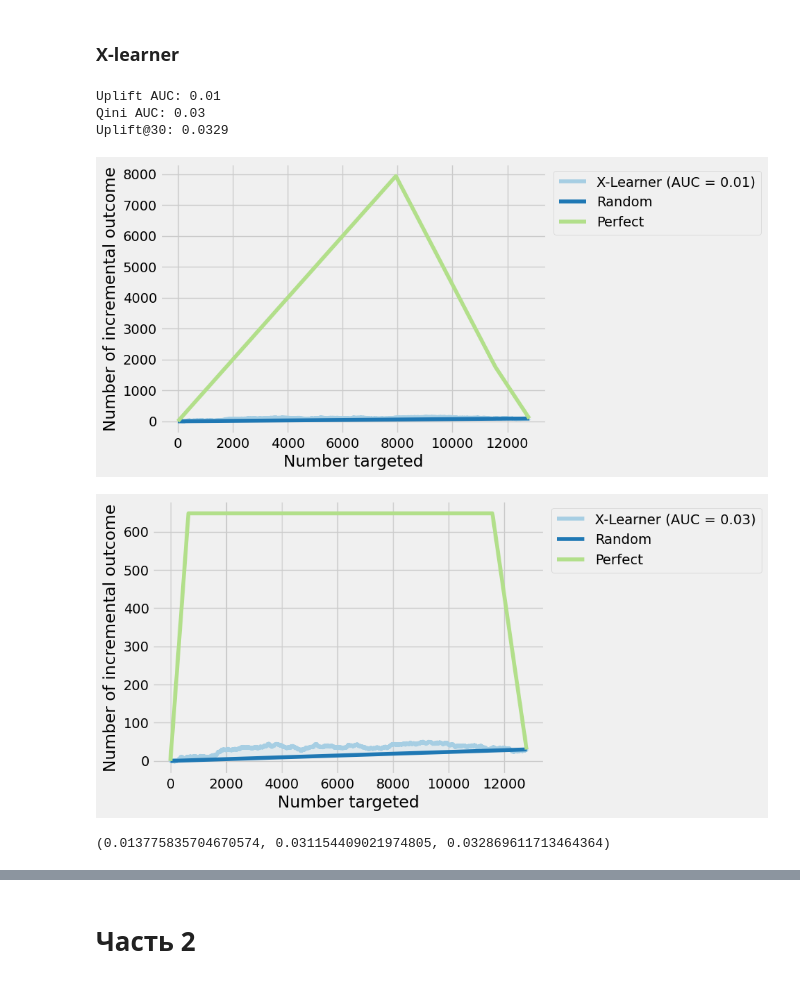
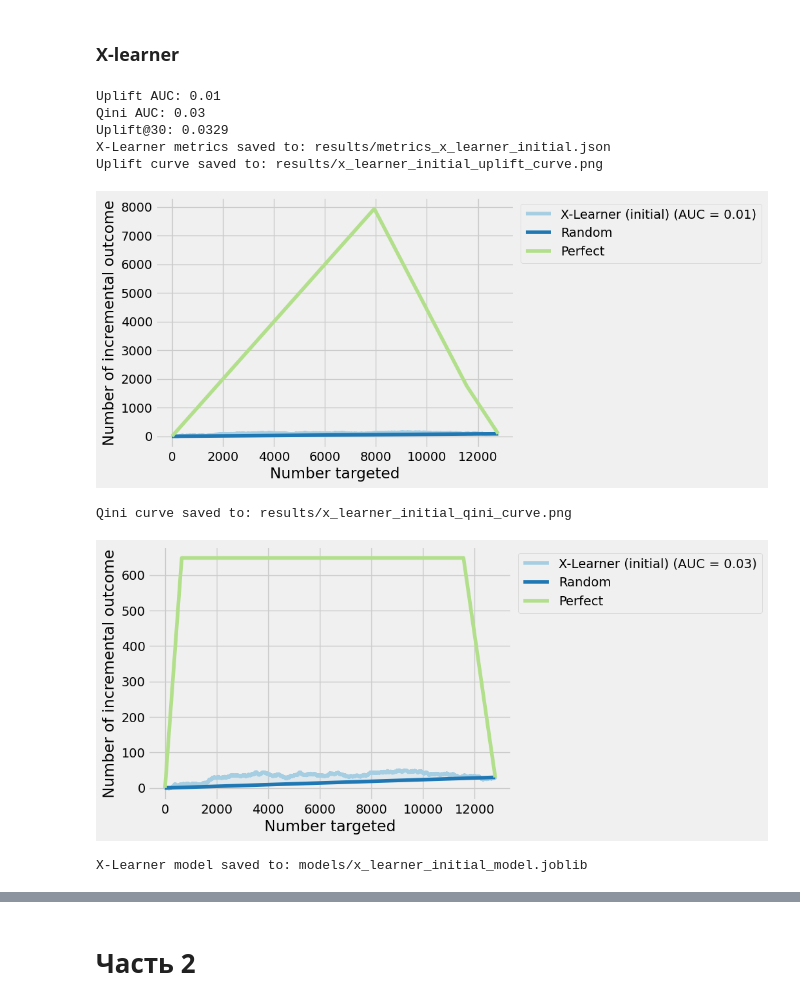
Before and after one commit to iuliia-kuznetsova/mle-project-sprint-5, a Jupyter notebook: final_project_template.ipynb, the cells around one changed output, grey strips where cells are left out. Saved outputs shown, nothing was run; the diff lists cells and outputs as text; code cells hidden in the pictures.

Commit message:
MLFlow logging added

```diff
--- a/final_project_template.ipynb
+++ b/final_project_template.ipynb
@@ -396,6 +543,12 @@ baseline_model = CatBoostClassifier(
                     )
 
 baseline_model.fit(X_train, y_train)
+all_params_baseline_model = baseline_model.get_all_params()
+
+# ---------- Save baseline model ---------- #
+baseline_model_path = MODELS_DIR / 'baseline_catboost_model.cbm'
+baseline_model.save_model(str(baseline_model_path))
+print(f"Baseline model saved to: {baseline_model_path}")
 
 # ---------- Estimate uplift for each user ---------- #
 # Create copies of test data
@@ -436,17 +589,36 @@ uplift_30 = uplift_at_k(
     k=0.3
 )
 
+metrics_baseline = {
+        'model': 'baseline_catboost',
+        'uplift_auc': float(uplift_score),
+        'qini_auc': float(qini_score),
+        'uplift_at_30': float(uplift_30)
+    }
+
+# Save metrics locally
+metrics_baseline_path = RESULTS_DIR / 'metrics_baseline_model.json'
+with metrics_baseline_path.open('w') as f:
+    json.dump(metrics_baseline, f, indent=2)
+print(f"Baseline metrics saved to: {metrics_baseline_path}")
+
 print(f"Uplift AUC: {uplift_score:.2f}")
 print(f"Qini AUC: {qini_score:.2f}")
 print(f"Uplift@30: {uplift_30:.4f}")
 
-plot_uplift_curve(y_test,
+# Plot and save uplift curve
+fig_uplift = plot_uplift_curve(y_test,
     uplift_pred_baseline,
     X_test['treatment'].values, name='Baseline')
+plt.savefig(RESULTS_DIR / 'baseline_uplift_curve.png', dpi=150, bbox_inches='tight')
+print(f"Uplift curve saved to: {RESULTS_DIR / 'baseline_uplift_curve.png'}")
 plt.show()
 
-plot_qini_curve(y_test,
+# Plot and save Qini curve
+fig_qini = plot_qini_curve(y_test,
     uplift_pred_baseline,
     X_test['treatment'].values, name='Baseline')
+plt.savefig(RESULTS_DIR / 'baseline_qini_curve.png', dpi=150, bbox_inches='tight')
+print(f"Qini curve saved to: {RESULTS_DIR / 'baseline_qini_curve.png'}")
 plt.show()
 # %% [output]
@@ -757,28 +1095,45 @@ class XLearner:
 # %%
 params_clf = {
     'iterations': 500,
     'depth': 6,
     'learning_rate': 0.1,
     'random_seed': 42,
     'verbose': 0
 }
 params_rgs = {
     'iterations': 500,
     'depth': 6,
     'learning_rate': 0.1,
     'random_seed': 42,
     'verbose': 0
 }
 
 x_learner = XLearner(params_clf, params_rgs, control_name=0)
 x_learner.compute_propensity_scores(X_train, X_test)
 x_learner.fit(X_train, X_test, y_train, y_test, X_train['treatment'])
 x_learner.predict(X_test)
-x_learner.evaluate(y_test, X_test)
+uplift_score_x, qini_score_x, uplift_30_x, metrics_x_learner = x_learner.evaluate(y_test, X_test, 'initial', save_results=True)
+
+# Define combined params for logging
+all_params_x_learner = {
+    'clf_iterations': params_clf['iterations'],
+    'clf_depth': params_clf['depth'],
+    'clf_learning_rate': params_clf['learning_rate'],
+    'rgs_iterations': params_rgs['iterations'],
+    'rgs_depth': params_rgs['depth'],
+    'rgs_learning_rate': params_rgs['learning_rate'],
+    'random_seed': params_clf['random_seed']
+}
+
+# Save initial X-Learner model
+x_learner.save_model(MODELS_DIR / 'x_learner_initial_model.joblib')
 # %% [output]
 Uplift AUC: 0.01
 Qini AUC: 0.03
 Uplift@30: 0.0329
+X-Learner metrics saved to: results/metrics_x_learner_initial.json
+Uplift curve saved to: results/x_learner_initial_uplift_curve.png
-[figure, old version]
+[figure, new version]
+Qini curve saved to: results/x_learner_initial_qini_curve.png
-[figure, old version]
+[figure, new version]
-(0.013775835704670574, 0.031154409021974805, 0.032869611713464364)
+X-Learner model saved to: models/x_learner_initial_model.joblib
```
Also changed, not shown: parts of 29 cells of this notebook, 46 other files.
